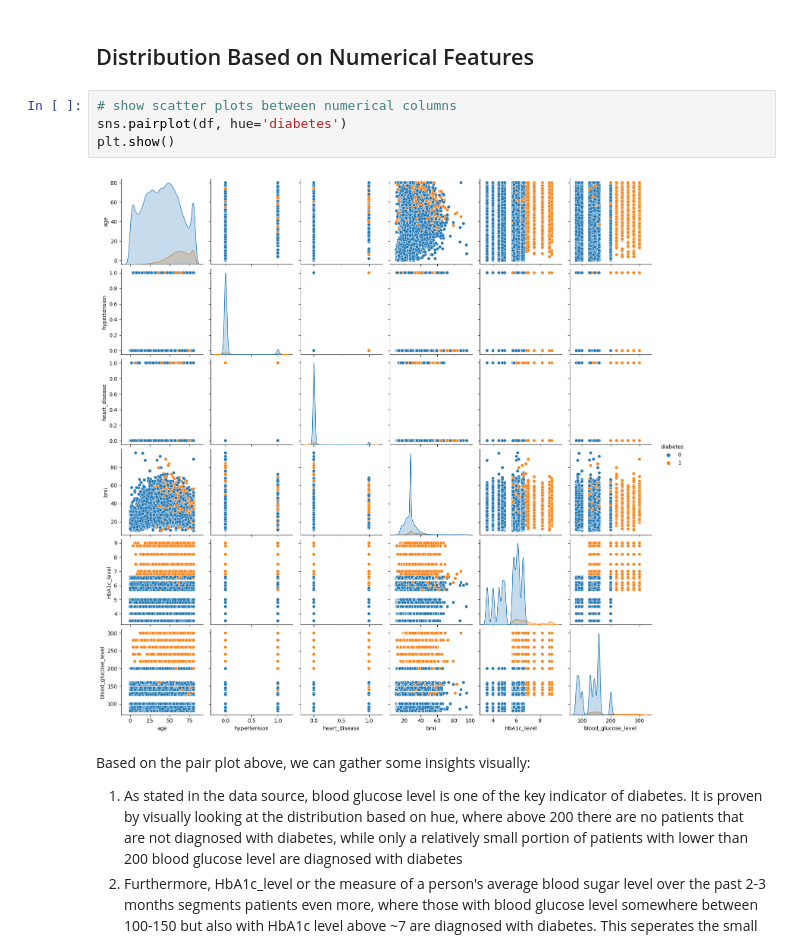
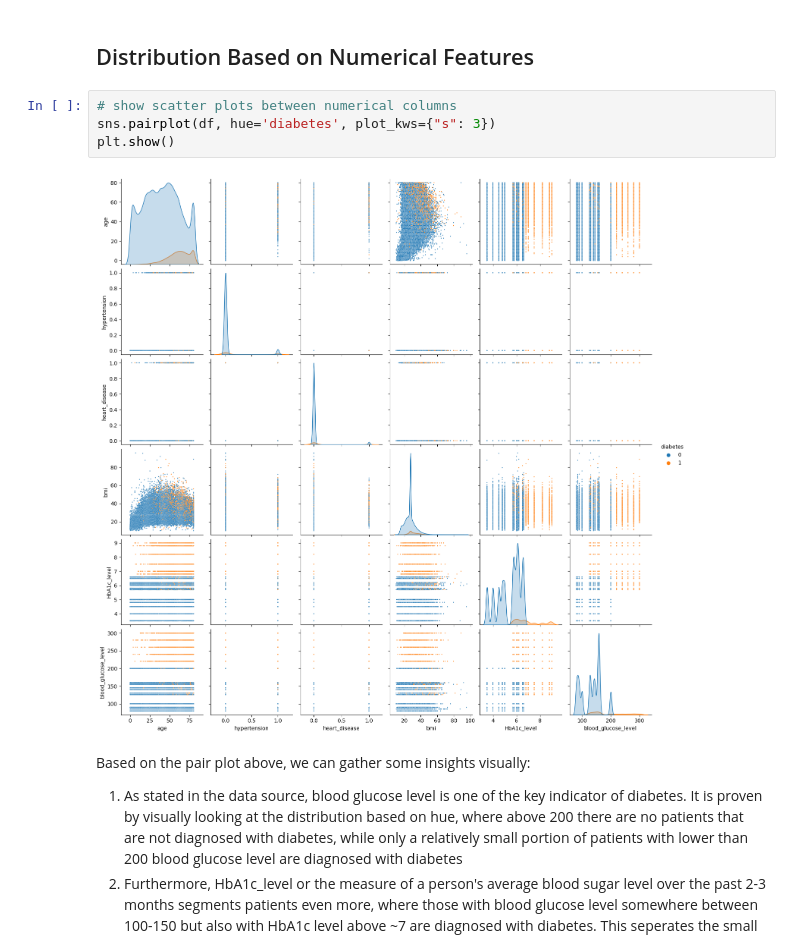
Before and after one commit to mezkymy/diabetes-prediction, a Jupyter notebook: Diabetes_Prediction.ipynb, the cells around one changed output. Cells and saved outputs as stored; diff of their text form.

```diff
--- a/Diabetes_Prediction.ipynb
+++ b/Diabetes_Prediction.ipynb
@@ -98,10 +98,10 @@ For string/categorical columns, there are only a few unique values on each colum
 ## Distribution Based on Numerical Features
 # %%
 # show scatter plots between numerical columns
-sns.pairplot(df, hue='diabetes')
+sns.pairplot(df, hue='diabetes', plot_kws={"s": 3})
 plt.show()
 # %% [output]
-[figure, old version]
+[figure, new version]
 # %% [markdown]
 Based on the pair plot above, we can gather some insights visually:
 1. As stated in the data source, blood glucose level is one of the key indicator of diabetes. It is proven by visually looking at the distribution based on hue, where above 200 there are no patients that are not diagnosed with diabetes, while only a relatively small portion of patients with lower than 200 blood glucose level are diagnosed with diabetes
```
Also changed, not shown: parts of 5 cells of this notebook.
